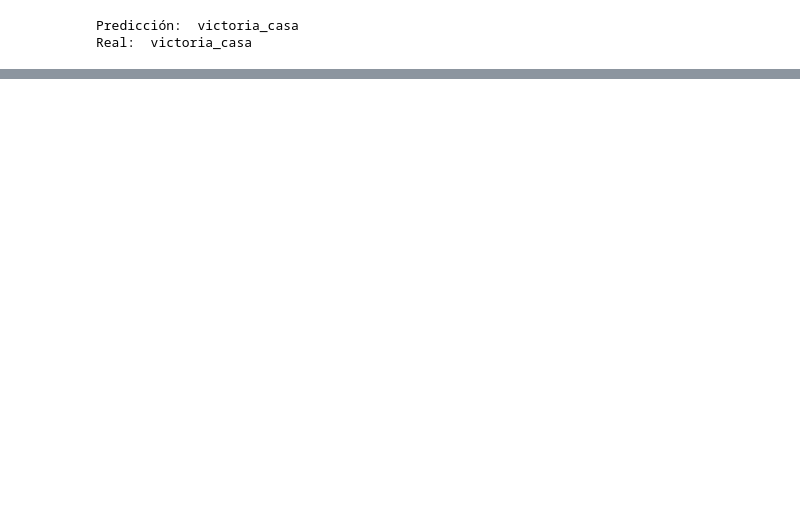
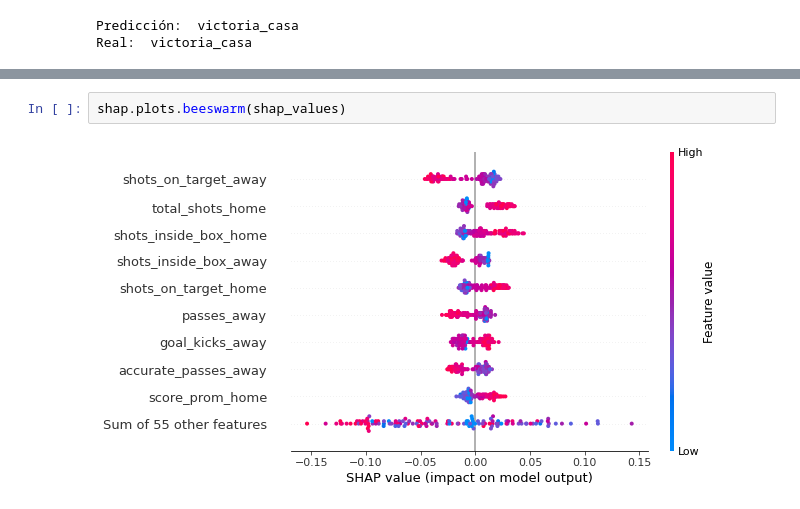
Before and after one commit to Diegofpdt/DL-aplicado-a-predicci-n-de-resultados-deportivos, a Jupyter notebook: Modelos_premier.ipynb, the cells around one changed output, grey strips where cells are left out. Drawn from its saved outputs; the diff is of its cells as text; blank space fills up the shorter version.

```diff
--- a/Modelos_premier.ipynb
+++ b/Modelos_premier.ipynb
@@ -1267,0 +1271,4 @@ Real:  victoria_visita
+# %%
+shap.plots.beeswarm(shap_values)
+# %% [output]
+[figure, added]
```
Also changed, not shown: parts of 9 cells of this notebook.
